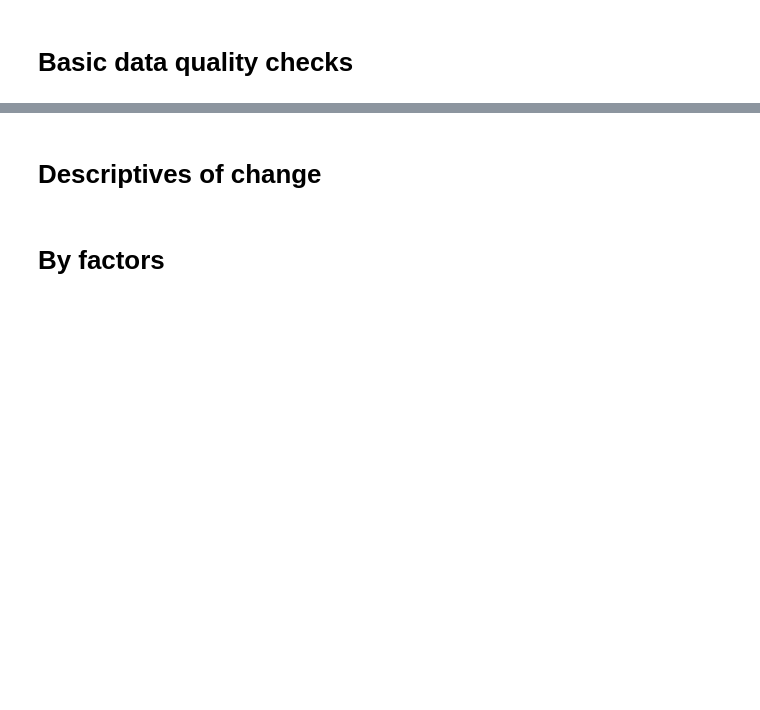
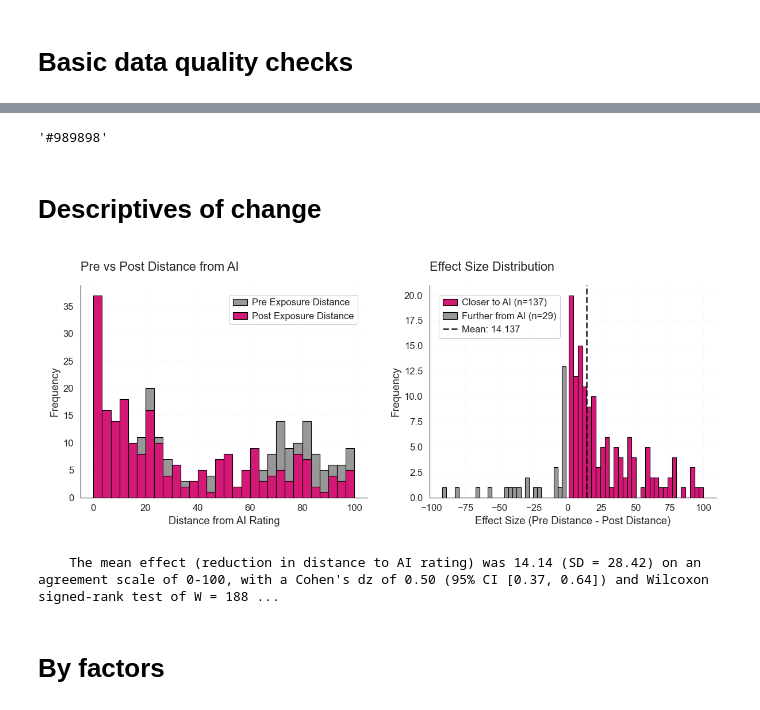
Before and after one commit to josh-ashkinaze/ssl, a Jupyter notebook: study2/6.3_analyze_init_norm_pilot.ipynb, the cells around one changed output, grey strips where cells are left out. Drawn from its saved outputs; the diff is of its cells as text; code cells hidden in the pictures; blank space fills up the shorter version.

```diff
--- a/study2/6.3_analyze_init_norm_pilot.ipynb
+++ b/study2/6.3_analyze_init_norm_pilot.ipynb
@@ -165,3 +183,7 @@ sns.regplot(data=df, x='duration', y='change_distance', x_bins=5)
+# %%
+mypal[0]
+# %% [output]
+'#989898'
 # %% [markdown]
  # Descriptives of change
 # %%
@@ -196,7 +218,7 @@ ax2.hist(closer_to_ai, bins=30, alpha=1, label=f'Closer to AI (n={len(closer_to_
 color=mypal[1], edgecolor='black')
 ax2.hist(further_from_ai, bins=30, alpha=1, label=f'Further from AI (n={len(further_from_ai)})',
          color=mypal[0], edgecolor='black')
-ax2.axvline(0, color='gray', linestyle='--', alpha=0.8, linewidth=2)
+# ax2.axvline(0, color='gray', linestyle='-', alpha=1, linewidth=2)
 ax2.axvline(effect_size.mean(), color='black', linestyle='--', alpha=0.8, linewidth=2,
             label=f'Mean: {effect_size.mean():.3f}')
 
@@ -250,33 +272,36 @@ def compute_change_metrics(pre, post):
     no_change = effect_size == 0
     wilcox_w = stats.wilcoxon(pre, post)
 
     # Calculate percentages
     n = len(effect_size)
     percent_closer = moved_closer.sum() / n
     percent_further = moved_further.sum() / n
     percent_no_change = no_change.sum() / n
 
     data =  {
         "mean_diff": mean_diff,
         "sd_diff": sd_diff,
         "cohens_dz": cohens_dz,
         "ci_lower": ci_lower,
         "ci_upper": ci_upper,
         "moved_closer": moved_closer,
         "moved_further": moved_further,
         "no_change": no_change,
         "wilcox_w": wilcox_w.statistic,
         "wilcox_p": wilcox_w.pvalue,
         "mixed_model_estimate": mixed_model_estimate,
         "mixed_model_low": mixed_model_low,
         "mixed_model_high": mixed_model_high,
     }
     stats_str = f"""
     The mean effect (reduction in distance to AI rating) was {mean_diff:.2f} (SD = {sd_diff:.2f}) on an agreement scale of 0-100, with a Cohen's dz of {cohens_dz:.2f} (95% CI [{ci_lower:.2f}, {ci_upper:.2f}]) and Wilcoxon signed-rank test of W = {wilcox_w.statistic}, p = {wilcox_w.pvalue:.1e}. In {percent_closer*100:.0f}% of cases, participants moved closer to the AI rating, in {percent_further*100:.0f}% of cases they moved further away, and in {percent_no_change*100:.0f}% of cases there was no change. A mixed-effects model with crossed random intercepts for participants and items produced a very similar estimate to the raw estimate (beta = {mixed_model_estimate:.2f}, (95% CI [{mixed_model_low:.2f}, {mixed_model_high:.2f}]) of reduction in distance to AI rating."""
     print(stats_str)
     return data
 
 metrics = compute_change_metrics(df['pre_distance'], df['post_distance'])
+# %% [output]
+[figure, added]
+    The mean effect (reduction in distance to AI rating) was 14.14 (SD = 28.42) on an agreement scale of 0-100, with a Cohen's dz of 0.50 (95% CI [0.37, 0.64]) and Wilcoxon signed-rank test of W = 188 ...
 # %% [markdown]
 # By factors
 # %% [markdown]
```
Also changed, not shown: parts of 26 cells of this notebook.
